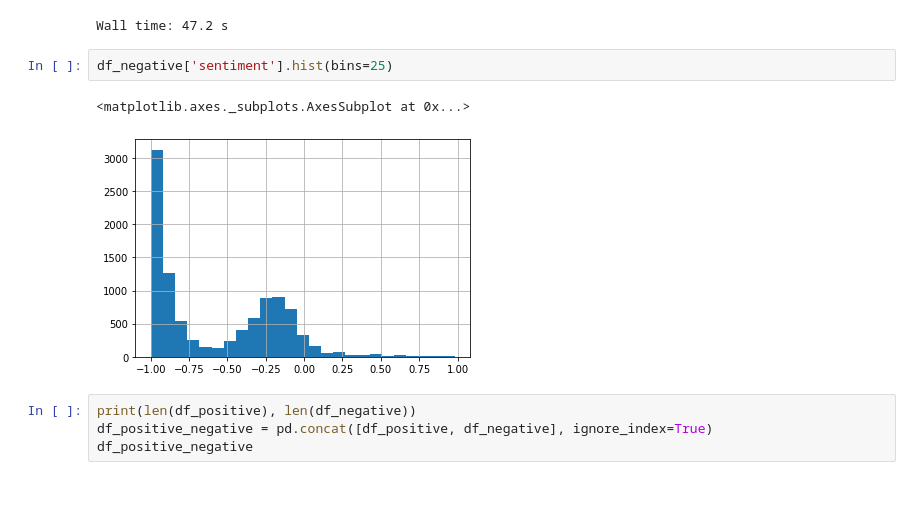
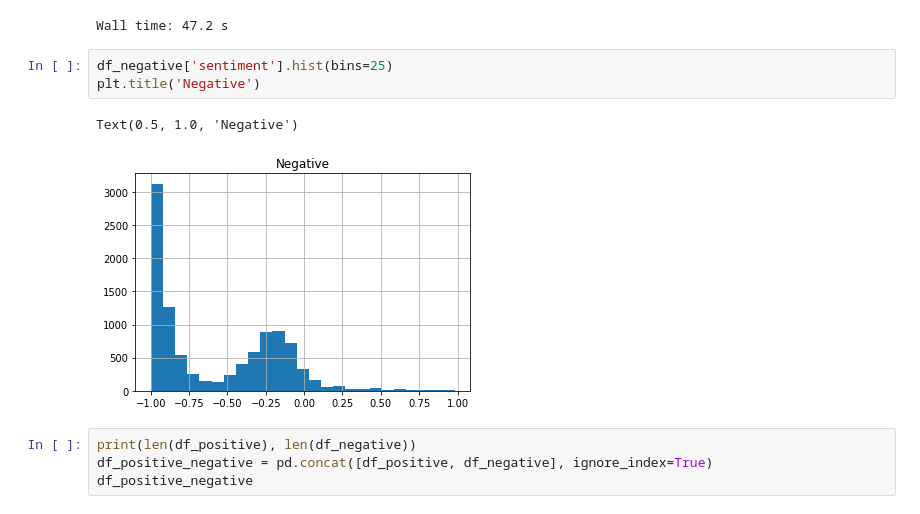
Before and after one commit to BunnyNoBugs/emotions-bot, a Jupyter notebook: emotions_bot.ipynb, the cells around one changed output. Drawn from its saved outputs; the diff is of its cells as text.

```diff
--- a/emotions_bot.ipynb
+++ b/emotions_bot.ipynb
@@ -275,9 +278,10 @@ df_negative['sentiment'] = df_negative['text'].apply(lambda x: scale_prob(grid.p
 Wall time: 47.2 s
 # %%
 df_negative['sentiment'].hist(bins=25)
+plt.title('Negative')
 # %% [output]
-<matplotlib.axes._subplots.AxesSubplot at 0x...>
+Text(0.5, 1.0, 'Negative')
-[figure, old version]
+[figure, new version]
 # %%
 print(len(df_positive), len(df_negative))
 df_positive_negative = pd.concat([df_positive, df_negative], ignore_index=True)
```
Also changed, not shown: parts of 4 cells of this notebook, 1 other file.
